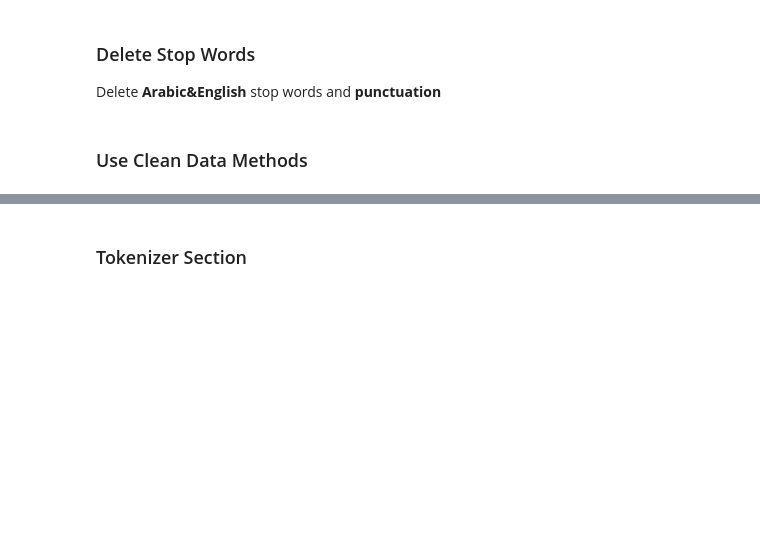
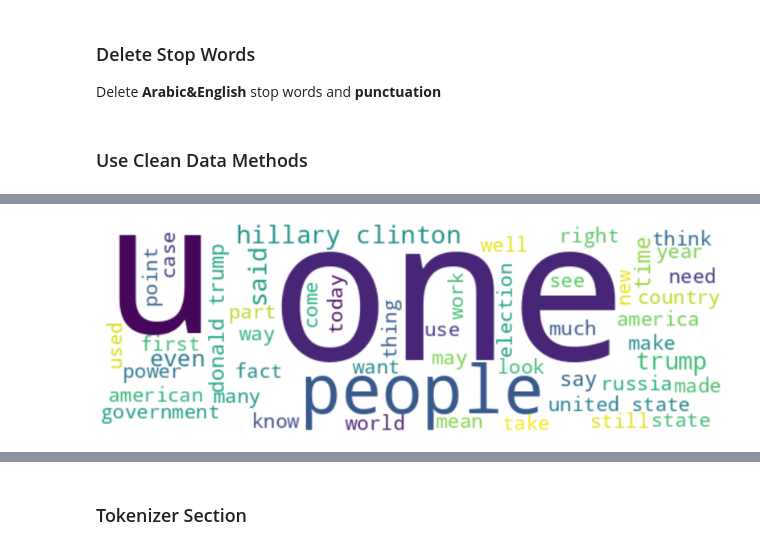
Before and after one commit to EyasWannous/Fake-NEWS-Detection-project, a Jupyter notebook: Data Preprocessing.ipynb, the cells around one changed output, grey strips where cells are left out. Cells and saved outputs as stored; diff of their text form; code cells hidden in the pictures; blank space fills up the shorter version.

```diff
--- a/Data Preprocessing.ipynb
+++ b/Data Preprocessing.ipynb
@@ -143,22 +151,28 @@ print(y_test.shape)
+# %%
+#   text_to_clean = re.sub(r'[-a-zA-Z0-9@:%._\+~#=]{1,256}\.[a-zA-Z0-9()]{1,6}\b([-a-zA-Z0-9()@:%_\+.~#?&//=]*)', '', text_to_fuck)
+
+url_pattern = re.compile(r'https?:\/\/(www\.)?[-a-zA-Z0-9@:%._\+~#=]{1,256}\.[a-zA-Z0-9()]{1,6}\b([-a-zA-Z0-9()@:%_\+.~#?&//=]*)')
+number_pattern = re.compile(r'[0-9]+')
+non_alpha_pattern = re.compile(r'[^a-zA-Z\u0621-\u064A\s]')
+number_number_pattern = re.compile(r'numbernumber+')
+
+def clean_input(text_to_clean):
+    text_to_clean = text_to_clean.lower()
+    text_to_clean = url_pattern.sub('', text_to_clean)
+    text_to_clean = number_pattern.sub('', text_to_clean)
+    text_to_clean = non_alpha_pattern.sub('', text_to_clean)
+    text_to_clean = number_number_pattern.sub('number', text_to_clean)
+    return text_to_clean
 # %% [markdown]
 ### Delete Stop Words
 Delete **Arabic&English** stop words and **punctuation**
 # %%
-import nltk
-from nltk.corpus import stopwords
-from nltk.tokenize import word_tokenize
-
-nltk.download('punkt')
-nltk.download('stopwords')
-
 punc = list(string.punctuation)
 stop_words = stopwords.words("english")
 stop_words_2 = stopwords.words("arabic")
 
 
 def processing_text(data):
-    data.lower()
-
     data = " ".join([word for word in word_tokenize(data)
                         if ((word not in stop_words) and (word not in stop_words_2) and (word not in punc))])
 
@@ -180,0 +220,7 @@ Name: text_merge, dtype: object
+# %%
+wordcloud = WordCloud(max_words = 50, width = 600, background_color = 'white').generate(" ".join(fake))
+plt.imshow(wordcloud, interpolation = 'bilinear')
+plt.axis("off")
+plt.show()
+# %% [output]
+[figure, added]
```
Also changed, not shown: parts of 18 cells of this notebook.
